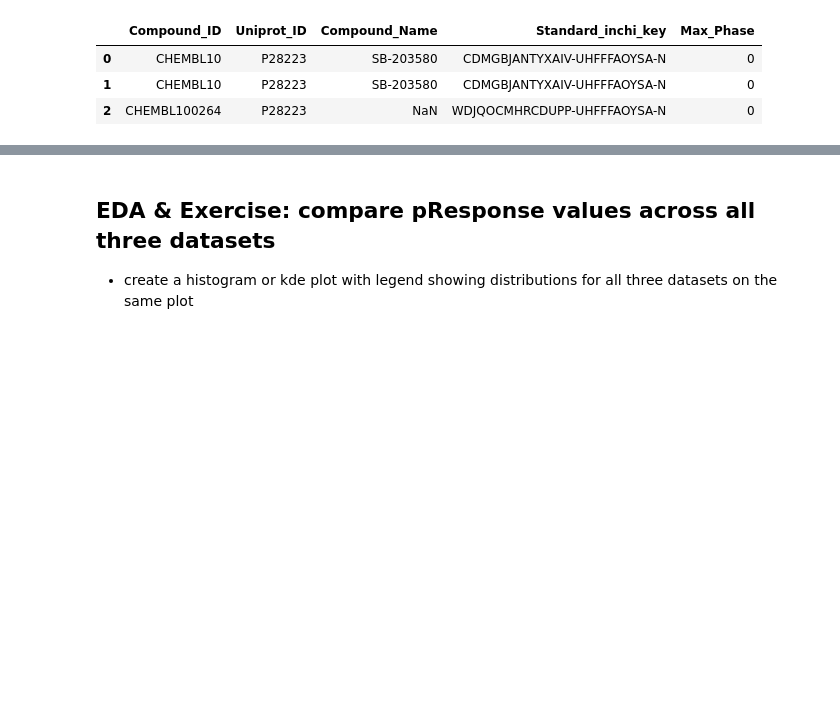
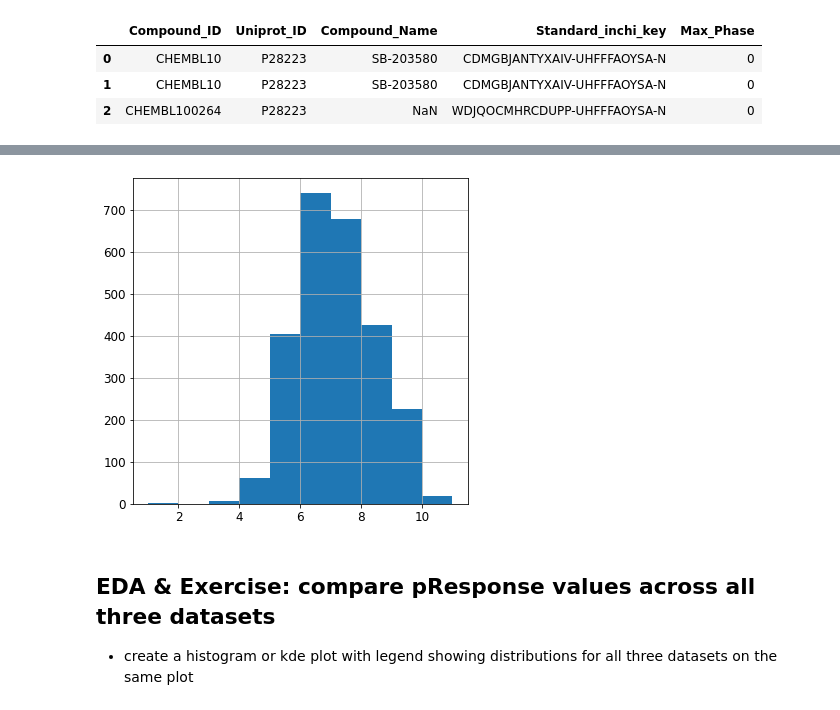
Before and after one commit to ranpei97/E4511-2021-Pei, a Jupyter notebook: HTR2A_EDA_students.ipynb, the cells around one changed output, grey strips where cells are left out. Drawn from its saved outputs; the diff is of its cells as text; code cells hidden in the pictures; blank space fills up the shorter version.

```diff
--- a/HTR2A_EDA_students.ipynb
+++ b/HTR2A_EDA_students.ipynb
@@ -309,3 +401,7 @@ dtc.iloc[0:3, 0:5]
+# %%
+excape['pXC50'].hist(figsize=(6,6));
+# %% [output]
+[figure, added]
 # %% [markdown]
 ## EDA & Exercise: compare pResponse values across all three datasets
 - create a histogram or kde plot with legend showing distributions for all three datasets on the same plot
```
Also changed, not shown: parts of 44 cells of this notebook.
